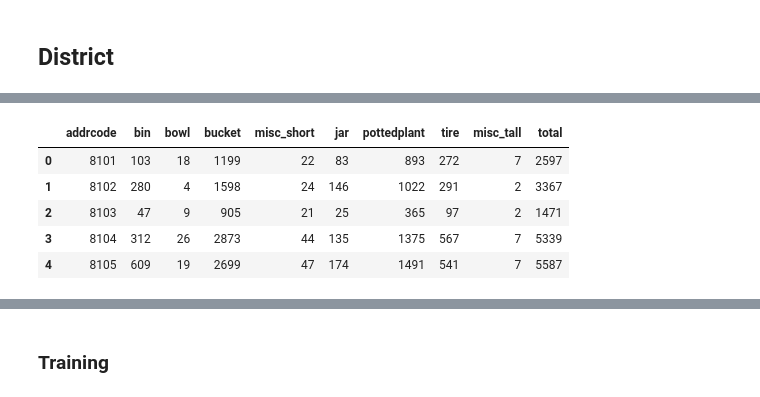
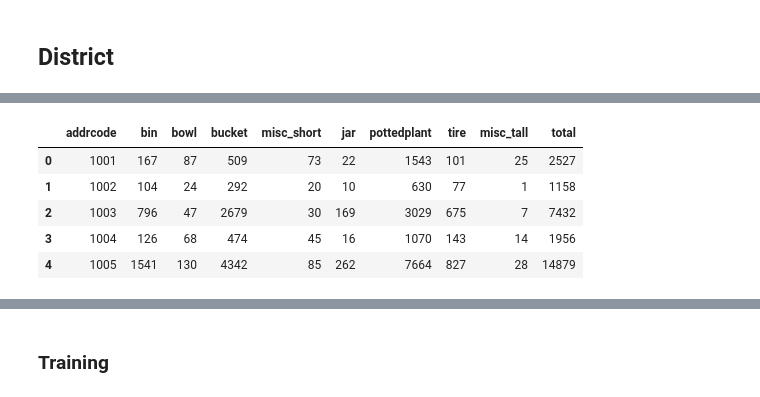
Before and after one commit to boonpakornn/dengue_data_statistic, a Jupyter notebook: Training&Testing.ipynb, the cells around one changed output, grey strips where cells are left out. Drawn from its saved outputs; the diff is of its cells as text; code cells hidden in the pictures.

```diff
--- a/Training&Testing.ipynb
+++ b/Training&Testing.ipynb
@@ -673,14 +650,14 @@ df_pop_s.head()
 # %%
-df_container_count = pd.read_csv(os.path.join('Data','Container Density','District Level','container_Krabi_dist.csv'))
+df_container_count = pd.read_csv(os.path.join('Data','Container Density','District Level','container_Bangkok_dist.csv'))
 df_container_count = df_container_count.drop('Unnamed: 0', axis = 1)
 df_container_count.head()
 # %% [output]
 |  | addrcode | bin | bowl | bucket | misc_short | jar | pottedplant | tire | misc_tall | total |
-| 0 | 8101 | 103 | 18 | 1199 | 22 | 83 | 893 | 272 | 7 | 2597 |
-| 1 | 8102 | 280 | 4 | 1598 | 24 | 146 | 1022 | 291 | 2 | 3367 |
-| 2 | 8103 | 47 | 9 | 905 | 21 | 25 | 365 | 97 | 2 | 1471 |
-| 3 | 8104 | 312 | 26 | 2873 | 44 | 135 | 1375 | 567 | 7 | 5339 |
-| 4 | 8105 | 609 | 19 | 2699 | 47 | 174 | 1491 | 541 | 7 | 5587 |
+| 0 | 1001 | 167 | 87 | 509 | 73 | 22 | 1543 | 101 | 25 | 2527 |
+| 1 | 1002 | 104 | 24 | 292 | 20 | 10 | 630 | 77 | 1 | 1158 |
+| 2 | 1003 | 796 | 47 | 2679 | 30 | 169 | 3029 | 675 | 7 | 7432 |
+| 3 | 1004 | 126 | 68 | 474 | 45 | 16 | 1070 | 143 | 14 | 1956 |
+| 4 | 1005 | 1541 | 130 | 4342 | 85 | 262 | 7664 | 827 | 28 | 14879 |
 # %%
 df_new_cd = pd.DataFrame(df_container_count['addrcode'])
 #==========
```
Also changed, not shown: parts of 85 cells of this notebook, 8 other files.
